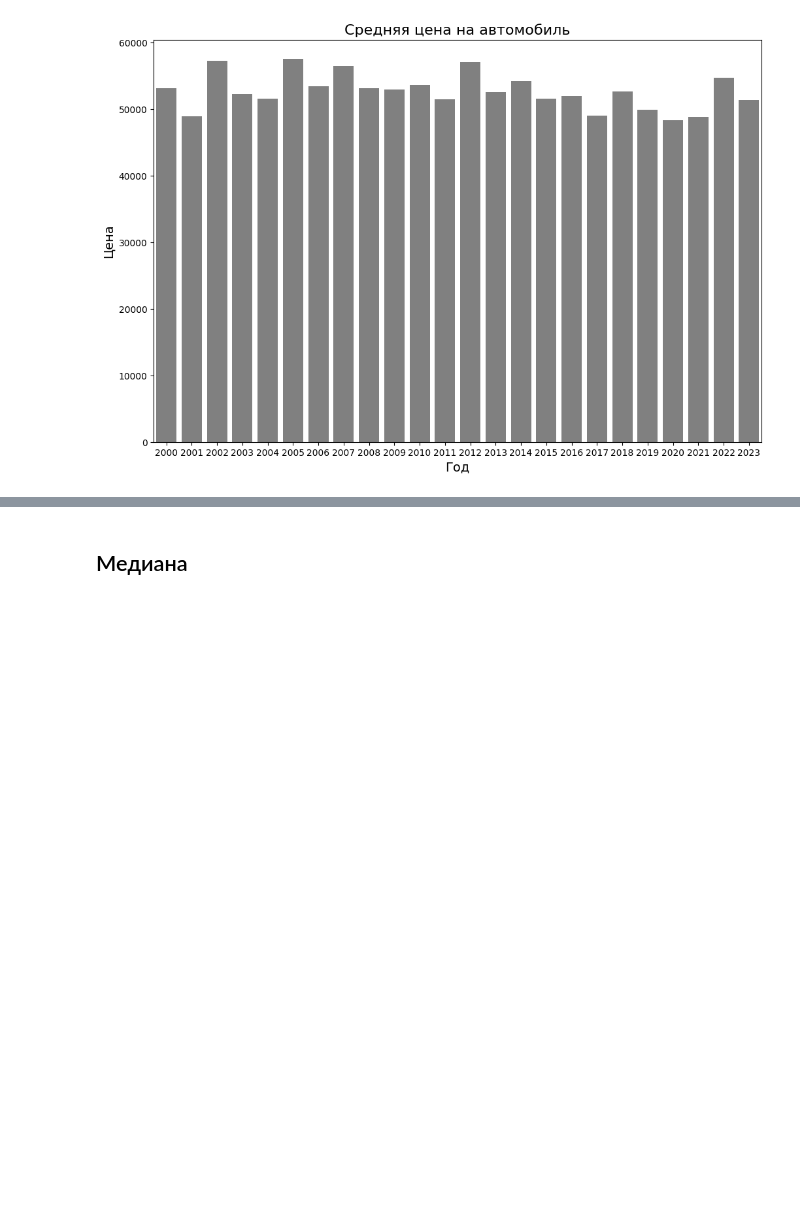
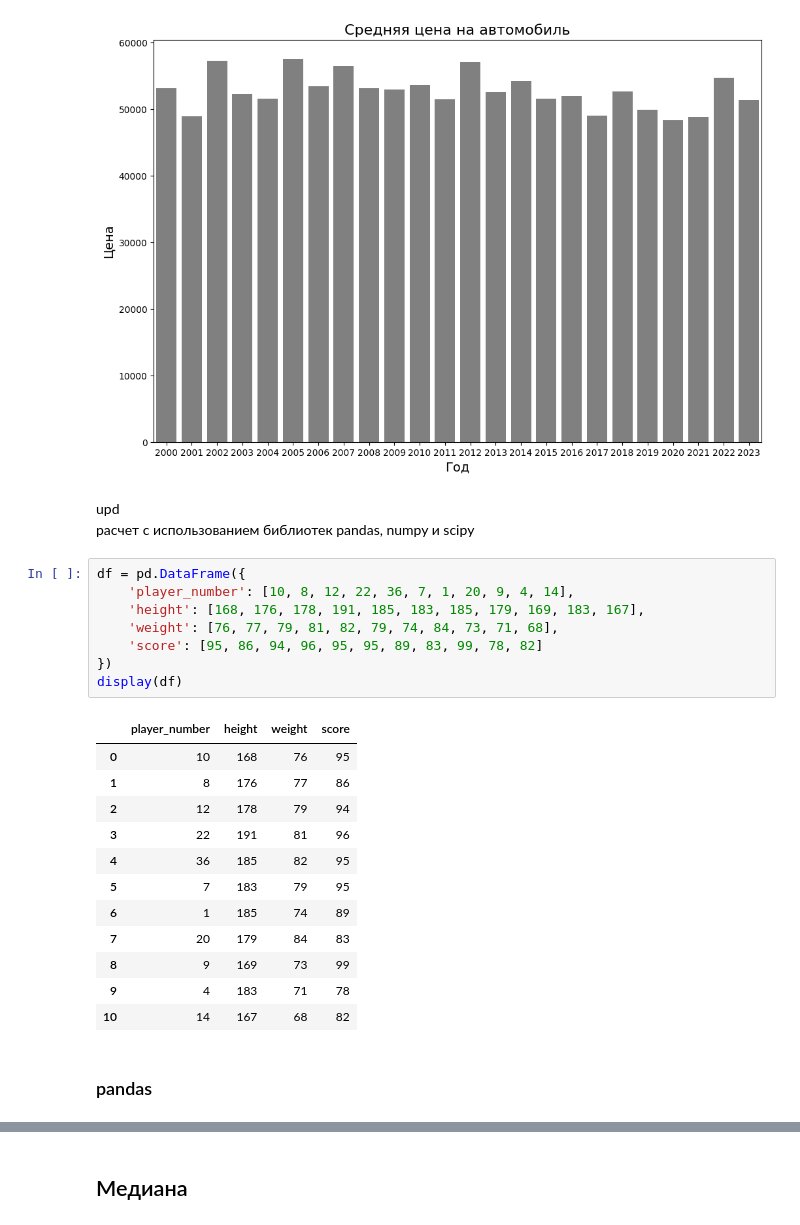
Before and after one commit to Korablinr54/Statistics, a Jupyter notebook: Основы статистики.ipynb, the cells around one changed output, grey strips where cells are left out. Cells and saved outputs as stored; diff of their text form; blank space fills up the shorter version.

```diff
--- a/Основы статистики.ipynb
+++ b/Основы статистики.ipynb
@@ -195,3 +196,29 @@ plt.grid(False)
 plt.show()
 # %% [output]
 [figure]
+# %% [markdown]
+upd
+расчет с использованием библиотек pandas, numpy и scipy
+# %%
+df = pd.DataFrame({
+    'player_number': [10, 8, 12, 22, 36, 7, 1, 20, 9, 4, 14],
+    'height': [168, 176, 178, 191, 185, 183, 185, 179, 169, 183, 167],
+    'weight': [76, 77, 79, 81, 82, 79, 74, 84, 73, 71, 68],
+    'score': [95, 86, 94, 96, 95, 95, 89, 83, 99, 78, 82]
+})
+display(df)
+# %% [output]
+|  | player_number | height | weight | score |
+| 0 | 10 | 168 | 76 | 95 |
+| 1 | 8 | 176 | 77 | 86 |
+| 2 | 12 | 178 | 79 | 94 |
+| 3 | 22 | 191 | 81 | 96 |
+| 4 | 36 | 185 | 82 | 95 |
+| 5 | 7 | 183 | 79 | 95 |
+| 6 | 1 | 185 | 74 | 89 |
+| 7 | 20 | 179 | 84 | 83 |
+| 8 | 9 | 169 | 73 | 99 |
+| 9 | 4 | 183 | 71 | 78 |
+| 10 | 14 | 167 | 68 | 82 |
+# %% [markdown]
+### pandas
```
Also changed, not shown: parts of 10 cells of this notebook.
